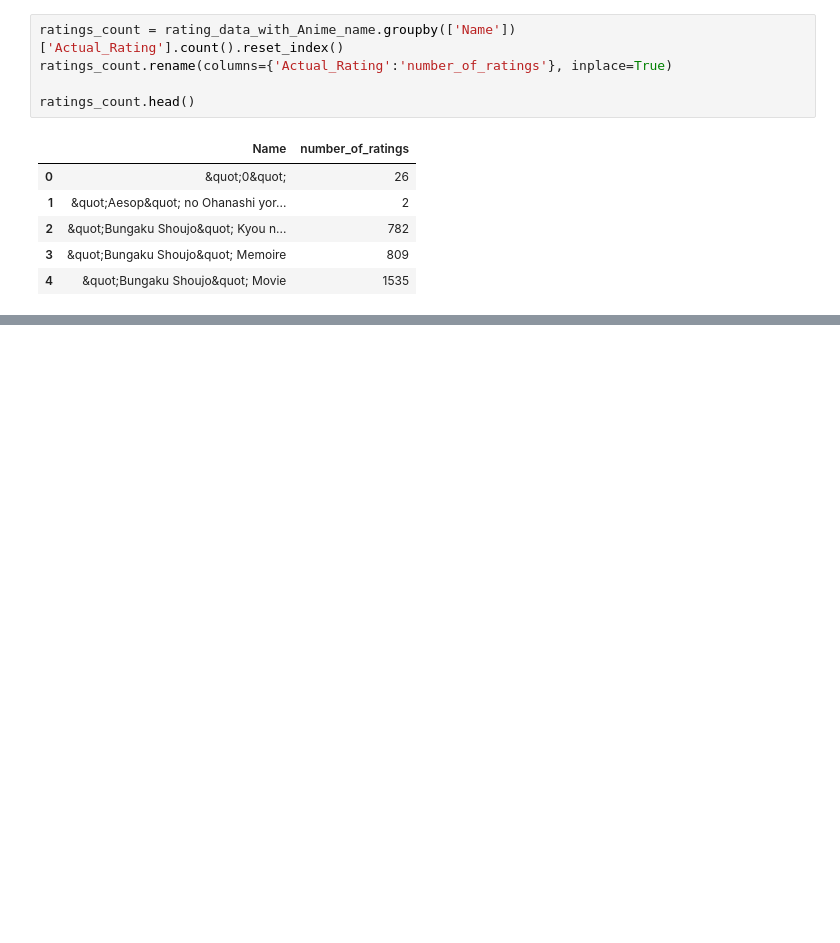
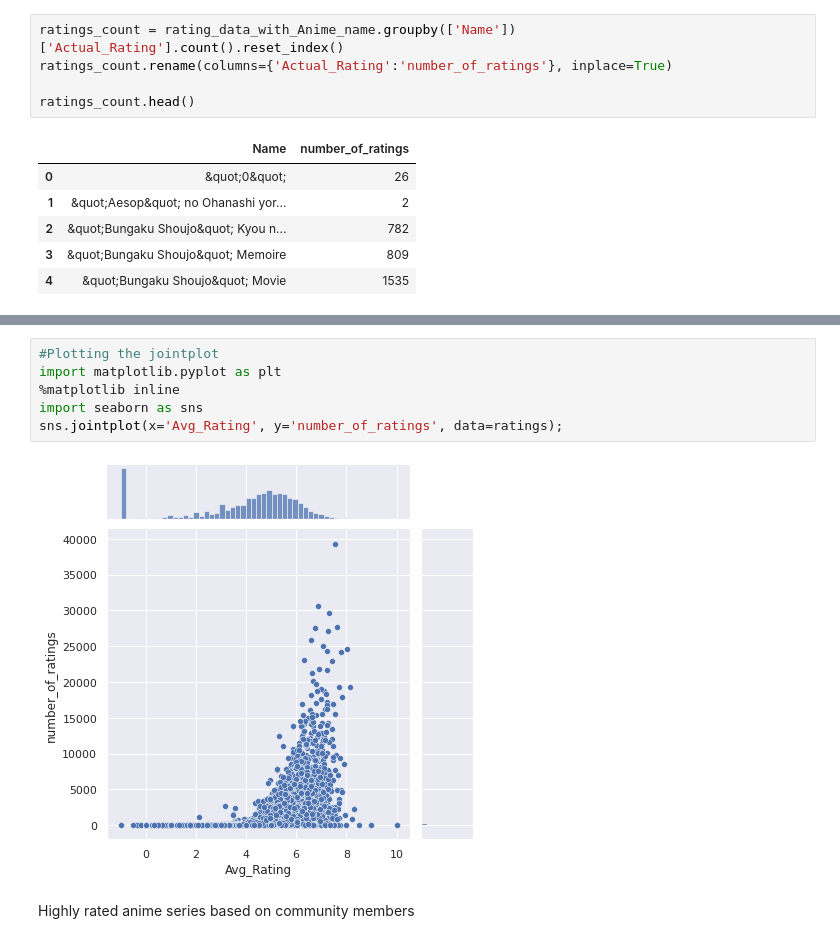
Before and after one commit to hargurjeet/Recommedation-Systems, a Jupyter notebook: Anime_Recommendation_Item_Based_CosineSimilarity.ipynb, the cells around one changed output, grey strips where cells are left out. Cells and saved outputs as stored; diff of their text form; blank space fills up the shorter version.

```diff
--- a/Anime_Recommendation_Item_Based_CosineSimilarity.ipynb
+++ b/Anime_Recommendation_Item_Based_CosineSimilarity.ipynb
@@ -181,3 +204,13 @@ ratings
 | 11194 | xxxHOLiC Shunmuki | 6.238602 | 1974 |
 | 11195 | ◯ | 3.000000 | 6 |
 11196 rows × 3 columns
+# %%
+#Plotting the jointplot
+import matplotlib.pyplot as plt
+%matplotlib inline
+import seaborn as sns
+sns.jointplot(x='Avg_Rating', y='number_of_ratings', data=ratings);
+# %% [output]
+[figure, added]
+# %% [markdown]
+Highly rated anime series based on community members
```
Also changed, not shown: parts of 10 cells of this notebook.
